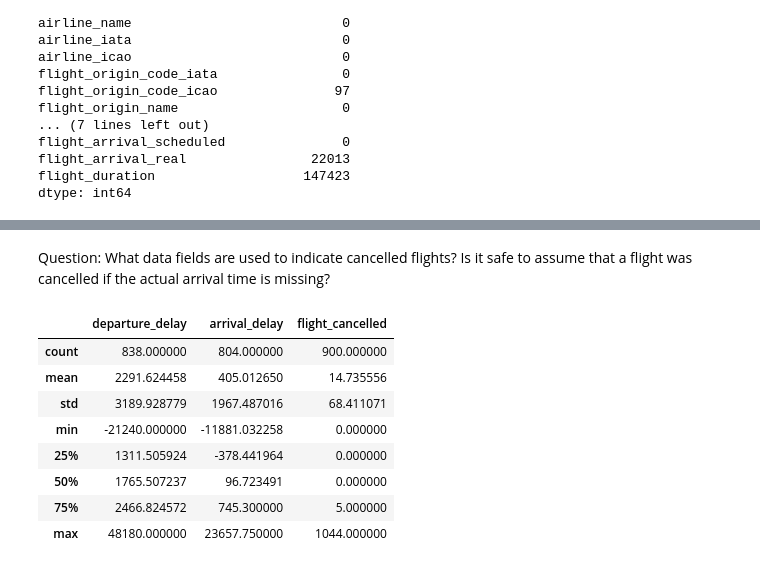
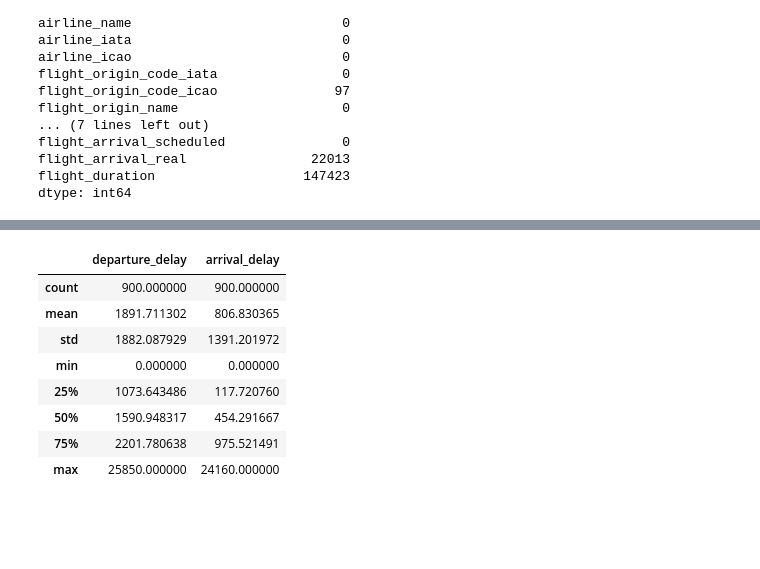
Before and after one commit to dermot-cochran/Interview_data, a Jupyter notebook: Case Study.ipynb, the cells around one changed output, grey strips where cells are left out. Drawn from its saved outputs; the diff is of its cells as text; code cells hidden in the pictures; blank space fills up the shorter version.

```diff
--- a/Case Study.ipynb
+++ b/Case Study.ipynb
@@ -141,0 +172,7 @@ Name: flight_cancelled, dtype: float64
+# %%
+flights['callsign'].fillna('None', inplace=True)
+flights['aircraft_model_code'].fillna('None', inplace=True)
+flights['aircraft_model_description'].fillna(flights['aircraft_model_code'], inplace=True)
+flights['aircraft_registration'].fillna('None', inplace=True)
+flights['flight_origin_code_icao'].fillna('None', inplace=True)
+flights['flight_destination_code_icao'].fillna('None', inplace=True)
@@ -142,4 +199,5 @@ Name: flight_cancelled, dtype: float64
 # %%
-flights['arrival_delay'] = flights['flight_arrival_real'] - flights['flight_arrival_scheduled']
+flights['arrival_delay'] = np.where(flights['flight_arrival_real'] < flights['flight_arrival_scheduled'],0,
+                                   flights['flight_arrival_real'] - flights['flight_arrival_scheduled'])
 flights['arrival_delay'].describe()
 # %% [output]
@@ -153,6 +211,7 @@ min      -85255.000000
 max       85290.000000
 Name: arrival_delay, dtype: float64
 # %%
-flights['departure_delay'] = flights['flight_departure_real'] - flights['flight_departure_scheduled']
+flights['departure_delay'] = np.where(flights['flight_departure_real'] < flights['flight_departure_scheduled'],0,
+                                      flights['flight_departure_real'] - flights['flight_departure_scheduled'])
 flights['departure_delay'].describe()
 # %% [output]
@@ -166,6 +225,2 @@ min      -84660.000000
 max      139440.000000
 Name: departure_delay, dtype: float64
-# %%
-flights['flight_duration_scheduled'] = flights['flight_arrival_scheduled'] - flights['flight_departure_scheduled']
-flights['flight_duration_delay'] = flights['flight_duration'] - flights['flight_duration_scheduled']
-flights['flight_duration_delay'].describe()
@@ -275,18 +297,16 @@ arrival_delays.sort_values(by='arrival_delay', ascending=False).head(25)
-# %% [markdown]
-Question: What data fields are used to indicate cancelled flights? Is it safe to assume that a flight was cancelled if the actual arrival time is missing?
 # %%
-airline_delays = flights.groupby('airline_name').agg({'departure_delay':'mean','arrival_delay':'mean','flight_cancelled':'sum'})
+airline_delays = flights.groupby('airline_name').agg({'departure_delay':'mean','arrival_delay':'mean'})
 airline_delays.describe()
 # %% [output]
-|  | departure_delay | arrival_delay | flight_cancelled |
-| count | 838.000000 | 804.000000 | 900.000000 |
-| mean | 2291.624458 | 405.012650 | 14.735556 |
-| std | 3189.928779 | 1967.487016 | 68.411071 |
-| min | -21240.000000 | -11881.032258 | 0.000000 |
-| 25% | 1311.505924 | -378.441964 | 0.000000 |
-| 50% | 1765.507237 | 96.723491 | 0.000000 |
-| 75% | 2466.824572 | 745.300000 | 5.000000 |
-| max | 48180.000000 | 23657.750000 | 1044.000000 |
+|  | departure_delay | arrival_delay |
+| count | 900.000000 | 900.000000 |
+| mean | 1891.711302 | 806.830365 |
+| std | 1882.087929 | 1391.201972 |
+| min | 0.000000 | 0.000000 |
+| 25% | 1073.643486 | 117.720760 |
+| 50% | 1590.948317 | 454.291667 |
+| 75% | 2201.780638 | 975.521491 |
+| max | 25850.000000 | 24160.000000 |
 # %%
 airline_delays.sort_values(by='departure_delay', ascending=False).head(25)
 # %% [output]
```
Also changed, not shown: parts of 46 cells of this notebook.
